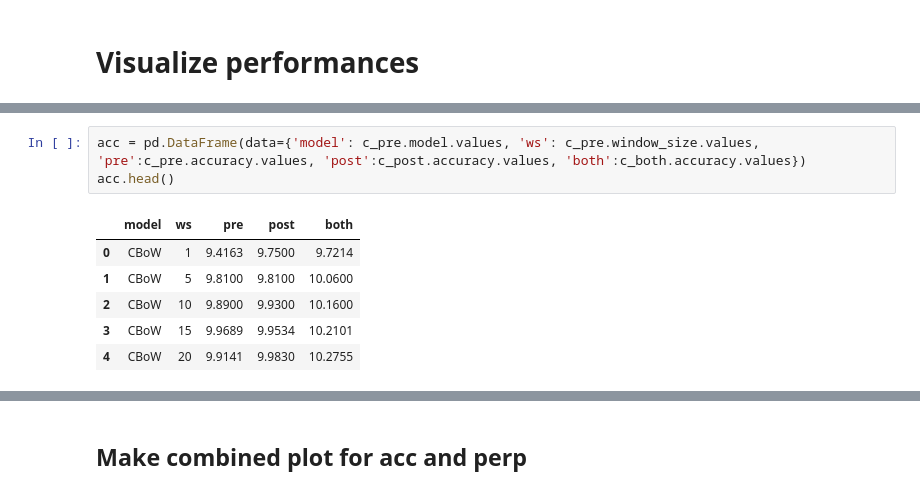
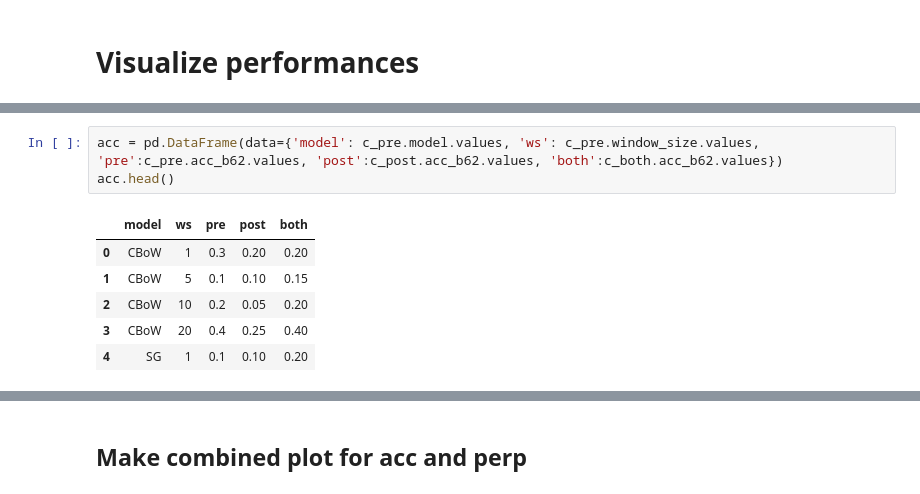
Before and after one commit to mari756h/The_unemployed_cells, a Jupyter notebook: Visualize.ipynb, the cells around one changed output, grey strips where cells are left out. Saved outputs shown, nothing was run; the diff lists cells and outputs as text.

```diff
--- a/Visualize.ipynb
+++ b/Visualize.ipynb
@@ -53,13 +53,13 @@ c_both.head()
 # %%
-acc = pd.DataFrame(data={'model': c_pre.model.values, 'ws': c_pre.window_size.values, 'pre':c_pre.accuracy.values, 'post':c_post.accuracy.values, 'both':c_both.accuracy.values})
+acc = pd.DataFrame(data={'model': c_pre.model.values, 'ws': c_pre.window_size.values, 'pre':c_pre.acc_b62.values, 'post':c_post.acc_b62.values, 'both':c_both.acc_b62.values})
 acc.head()
 # %% [output]
 |  | model | ws | pre | post | both |
-| 0 | CBoW | 1 | 9.4163 | 9.7500 | 9.7214 |
-| 1 | CBoW | 5 | 9.8100 | 9.8100 | 10.0600 |
-| 2 | CBoW | 10 | 9.8900 | 9.9300 | 10.1600 |
-| 3 | CBoW | 15 | 9.9689 | 9.9534 | 10.2101 |
-| 4 | CBoW | 20 | 9.9141 | 9.9830 | 10.2755 |
+| 0 | CBoW | 1 | 0.3 | 0.20 | 0.20 |
+| 1 | CBoW | 5 | 0.1 | 0.10 | 0.15 |
+| 2 | CBoW | 10 | 0.2 | 0.05 | 0.20 |
+| 3 | CBoW | 20 | 0.4 | 0.25 | 0.40 |
+| 4 | SG | 1 | 0.1 | 0.10 | 0.20 |
 # %%
 perp = pd.DataFrame(data={'model': c_pre.model.values, 'ws': c_pre.window_size.values, 'pre':c_pre.perplexity.values, 'post':c_post.perplexity.values, 'both':c_both.perplexity.values})
 perp.head()
```
Also changed, not shown: parts of 7 cells of this notebook.
